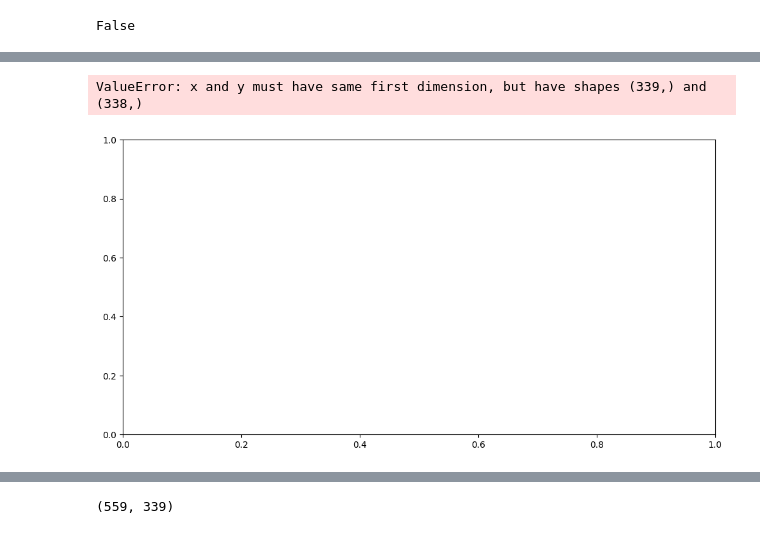
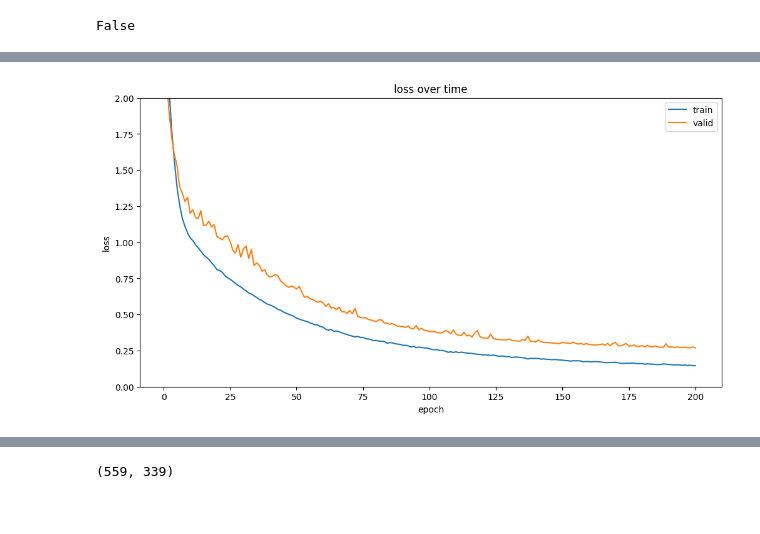
Before and after one commit to auto-d/moneyball-ml, a Jupyter notebook: eda.ipynb, the cells around one changed output, grey strips where cells are left out. Cells and saved outputs as stored; diff of their text form; code cells hidden in the pictures.

```diff
--- a/eda.ipynb
+++ b/eda.ipynb
@@ -599,5 +582,3 @@ mb.gpu_survey()
 # %% [output]
 GPU resources not found!
 False
-# %%
-X_train, y_train, X_test, y_test = mb.build_train_test_set(standard=True, statcast=True)
@@ -723,2 +584,0 @@ net= skorch.NeuralNetRegressor(
-# %%
-dr = skorch.helper.SkorchDoctor(net)
@@ -727,0 +636,35 @@ test = MBDataset(mb.scale(X_test), y_test)
+# %%
+dsets = [(True, False), (True, True), (False, True)]
+
+for dset in dsets:
+
+    X_train, y_train, X_test, y_test = mb.build_train_test_set(standard=dset[0], statcast=dset[1])
+
+    # NN
+    nn_input_size = len(X_train.columns)
+    net= skorch.NeuralNetRegressor(
+            module=WARNet,
+            criterion=torch.nn.MSELoss,
+            optimizer=torch.optim.SGD,
+            max_epochs=200,
+            lr=0.001,
+            module__n_input=nn_input_size,
+            module__n_hidden1=75,
+            batch_size=5,
+            iterator_train__shuffle=True)
+
+    X_train_nn, y_train_nn = mb.make_nn_set(X_train, y_train)
+
+    net.fit(X_train_nn, y_train_nn)
+
+    X_test_nn, _ = mb.make_nn_set(X_test, y_test)
+    preds = net.predict(X_test_nn)
+    mse = metrics.mean_squared_error(y_test, preds.flatten())
+    print(f"MSE NN: {mse:.2f}")
+
+    plt.bar([x for x in range(0,len(X_test.index))], height=y_test-preds.flatten(), width=1)
+    plt.title(f"Test error, NN (H1 = 75, H2=5, Relu) (MSE = {mse:.2f})")
+    plt.xlabel("Player ID")
+    plt.ylim(-5,5)
+    plt.ylabel("MSE")
+    plt.show()
@@ -728,5 +750,5 @@ test = MBDataset(mb.scale(X_test), y_test)
 # %%
-dr.fit(train)
+dr.fit(X_train_nn, y_train_nn)
 # %% [output]
   epoch    train_loss    valid_loss     dur
 -------  ------------  ------------  ------
@@ -749,10 +776,9 @@ dr.fit(train)
 # %%
 _, ax = plt.subplots(figsize=(12, 6))
 dr.plot_loss(ax=ax)
-ax.set_ylim([0.5, 0.8]);
+ax.set_ylim([0., 2]);
 # %% [output]
-ValueError: x and y must have same first dimension, but have shapes (339,) and (338,)
-[figure, old version]
+[figure, new version]
 # %%
 dr.plot_param_updates();
 # %% [output]
```
Also changed, not shown: parts of 43 cells of this notebook, 4 other files.
